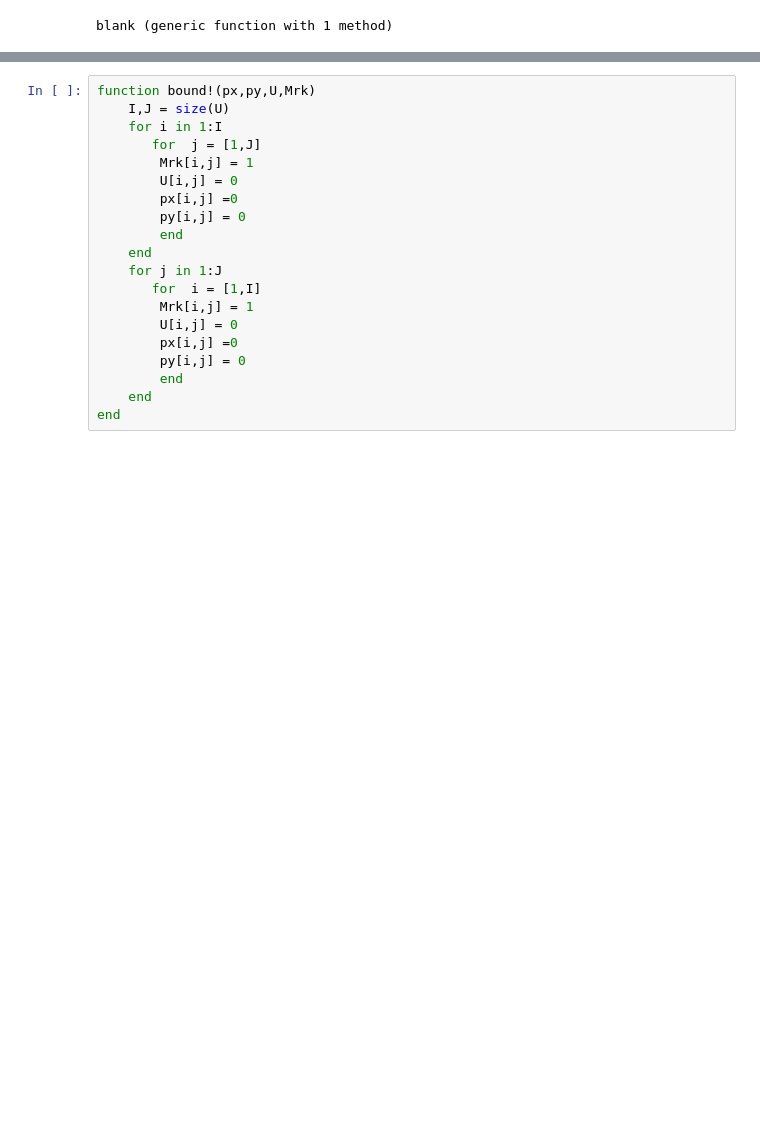
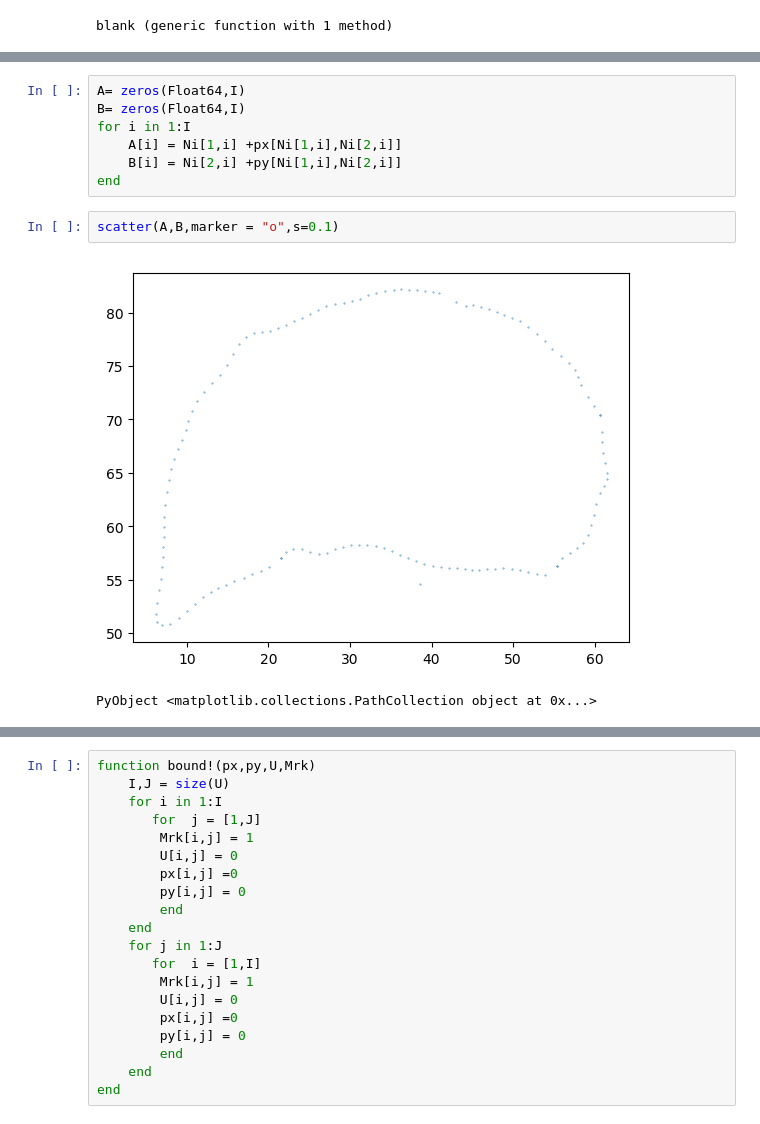
Before and after one commit to bfly123/DIPjulia, a Jupyter notebook: DIP.ipynb, the cells around one changed output, grey strips where cells are left out. Cells and saved outputs as stored; diff of their text form; blank space fills up the shorter version.

```diff
--- a/DIP.ipynb
+++ b/DIP.ipynb
@@ -250,0 +545,12 @@ LoadError: syntax: incomplete: premature end of input
+# %%
+A= zeros(Float64,I)
+B= zeros(Float64,I)
+for i in 1:I
+    A[i] = Ni[1,i] +px[Ni[1,i],Ni[2,i]]
+    B[i] = Ni[2,i] +py[Ni[1,i],Ni[2,i]]
+end
+# %%
+scatter(A,B,marker = "o",s=0.1)
+# %% [output]
+[figure, added]
+PyObject <matplotlib.collections.PathCollection object at 0x...>
```
Also changed, not shown: parts of 28 cells of this notebook, 2 other files.
